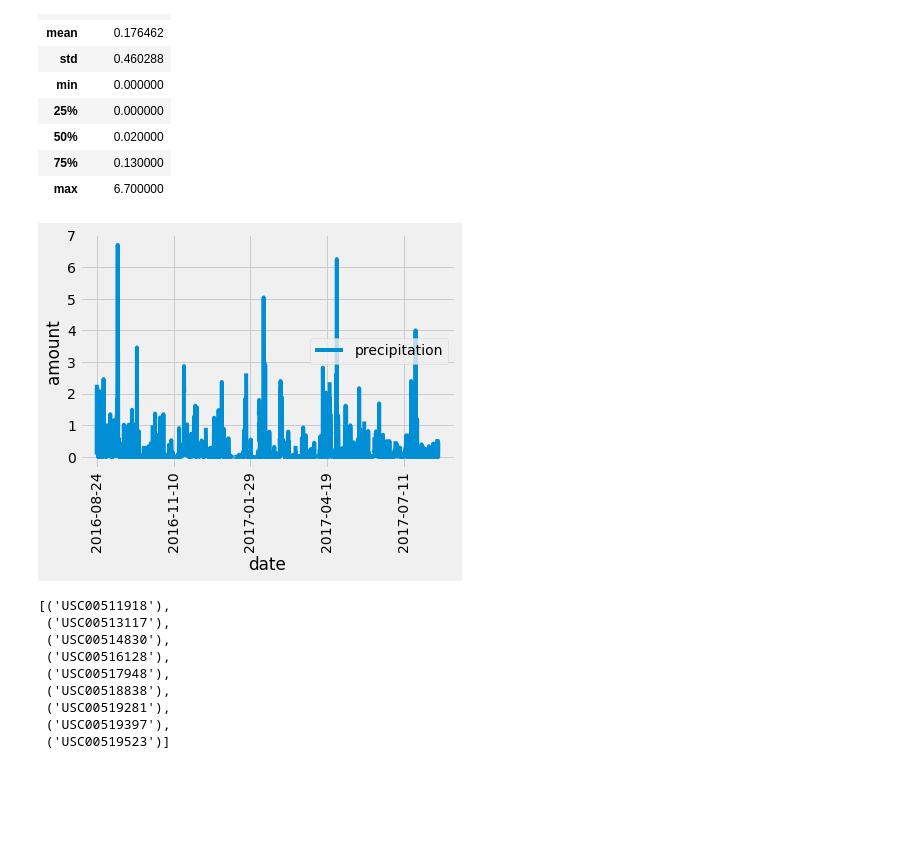
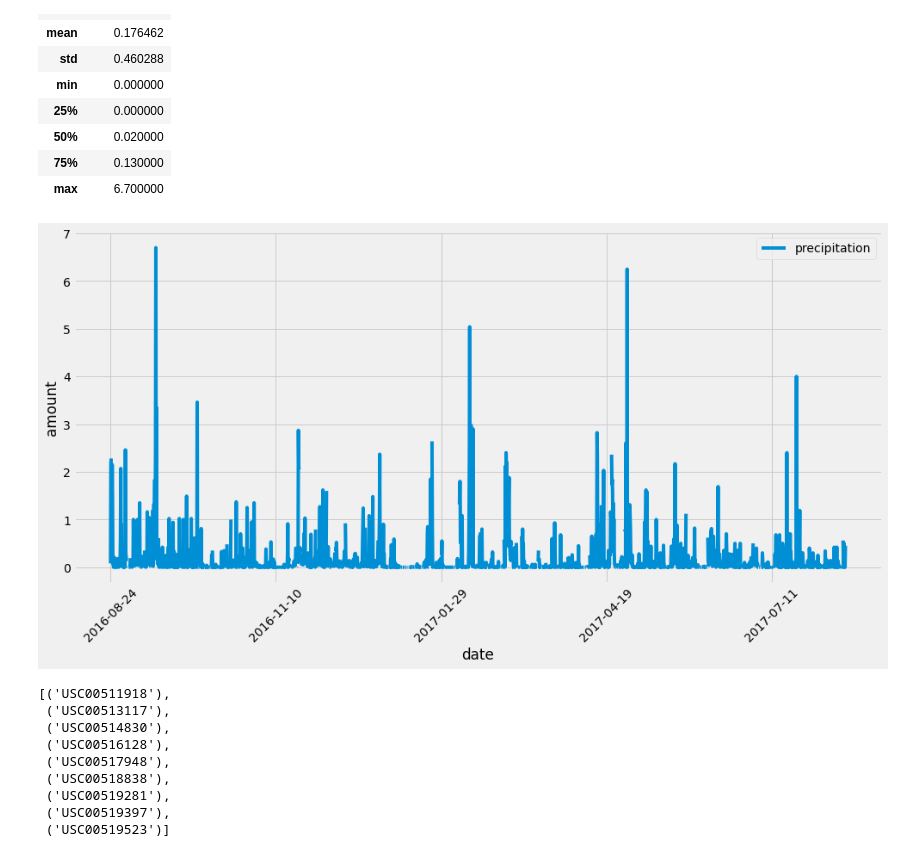
Before and after one commit to schoo424/sqlalchemy-challenge, a Jupyter notebook: climate_starter.ipynb, the cells around one changed output. Saved outputs shown, nothing was run; the diff lists cells and outputs as text; code cells hidden in the pictures; blank space fills up the shorter version.

```diff
--- a/climate_starter.ipynb
+++ b/climate_starter.ipynb
@@ -164,16 +164,17 @@ no_na_df.describe()
 # %%
 #using the dataframe sorted by date --> looks the same
 sorted_df = df.sort_values("date")
 # plt.tight_layout()
-sorted_df.plot(rot = 90)
+fig, ax = plt.subplots(figsize=(15,7))
+sorted_df.plot(ax = ax, rot = 45)
 # plt.title('precipitation')
 plt.xlabel('date')
 plt.ylabel('amount')
 plt.show()
 
 #adjust the height/width or force the legend to appaer at the top
 # %% [output]
-[figure, old version]
+[figure, new version]
 # %%
 # Design a query to show how many stations are available in this dataset?
 
```
Also changed, not shown: parts of 6 cells of this notebook.
